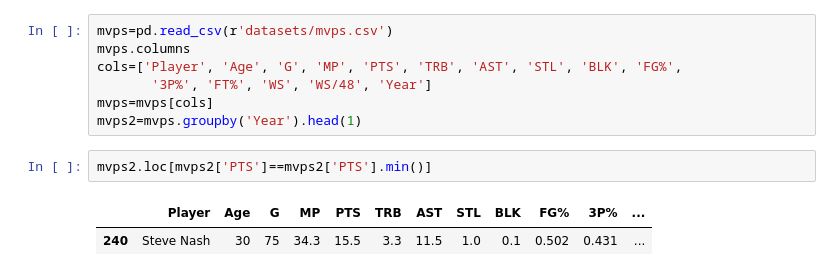
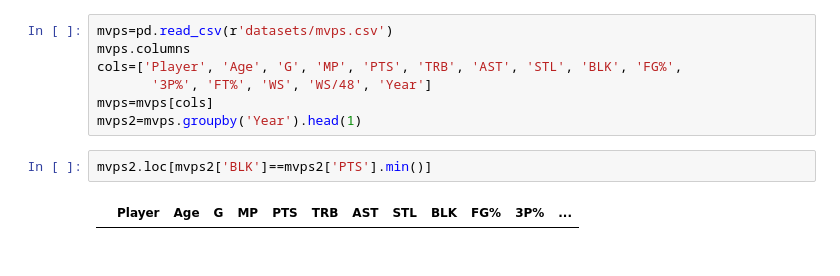
Before and after one commit to ConnorM1205/Final_Project_CS471, a Jupyter notebook: ml.ipynb, the cells around one changed output. Saved outputs shown, nothing was run; the diff lists cells and outputs as text.

```diff
--- a/ml.ipynb
+++ b/ml.ipynb
@@ -47,7 +47,6 @@ cols=['Player', 'Age', 'G', 'MP', 'PTS', 'TRB', 'AST', 'STL', 'BLK', 'FG%',
 mvps=mvps[cols]
 mvps2=mvps.groupby('Year').head(1)
 # %%
-mvps2.loc[mvps2['PTS']==mvps2['PTS'].min()]
+mvps2.loc[mvps2['BLK']==mvps2['PTS'].min()]
 # %% [output]
 |  | Player | Age | G | MP | PTS | TRB | AST | STL | BLK | FG% | 3P% | ... |
-| 240 | Steve Nash | 30 | 75 | 34.3 | 15.5 | 3.3 | 11.5 | 1.0 | 0.1 | 0.502 | 0.431 | ... |
```
Also changed, not shown: parts of 9 cells of this notebook.
